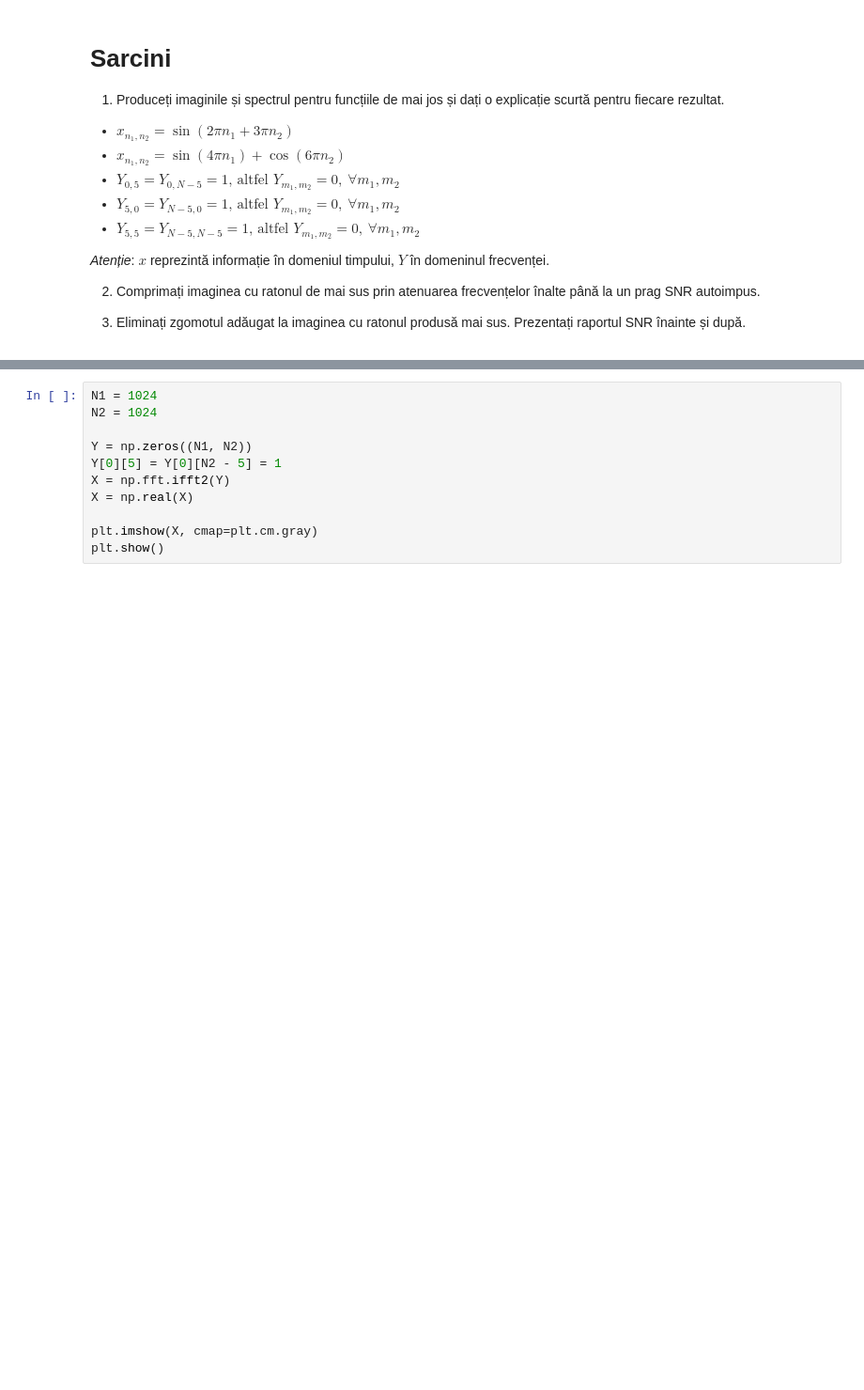
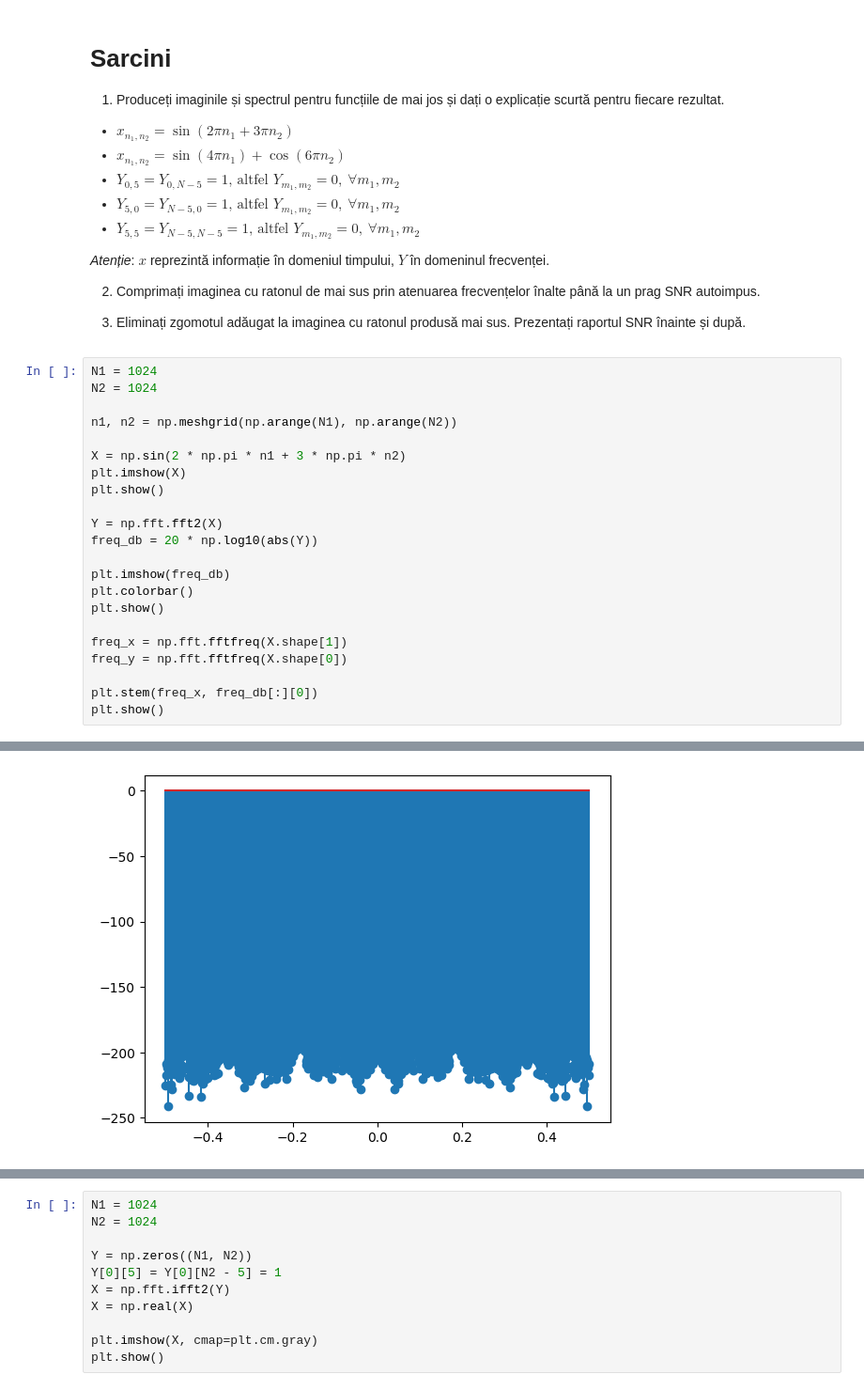
Before and after one commit to alexbanilean/SignalProcessing, a Jupyter notebook: Laborator_7/Lab7_ProcS.ipynb, the cells around one changed output, grey strips where cells are left out. Shown at 94% size. Drawn from its saved outputs; the diff is of its cells as text; blank space fills up the shorter version.

```diff
--- a/Laborator_7/Lab7_ProcS.ipynb
+++ b/Laborator_7/Lab7_ProcS.ipynb
@@ -116,3 +116,26 @@ plt.show()
 2. Comprimați imaginea cu ratonul de mai sus prin atenuarea frecvențelor înalte până la un prag SNR autoimpus.
 
 3. Eliminați zgomotul adăugat la imaginea cu ratonul produsă mai sus. Prezentați raportul SNR înainte și după.
+# %%
+N1 = 1024
+N2 = 1024
+
+n1, n2 = np.meshgrid(np.arange(N1), np.arange(N2))
+
+X = np.sin(2 * np.pi * n1 + 3 * np.pi * n2)
+plt.imshow(X)
+plt.show()
+
+Y = np.fft.fft2(X)
+freq_db = 20 * np.log10(abs(Y))
+
+plt.imshow(freq_db)
+plt.colorbar()
+plt.show()
+
+freq_x = np.fft.fftfreq(X.shape[1])
+freq_y = np.fft.fftfreq(X.shape[0])
+
+plt.stem(freq_x, freq_db[:][0])
+plt.show()
+# %% [output]
@@ -119,3 +144,4 @@ plt.show()
+[figure, added]
 # %%
 N1 = 1024
 N2 = 1024
```
Also changed, not shown: parts of 9 cells of this notebook, 23 other files.
